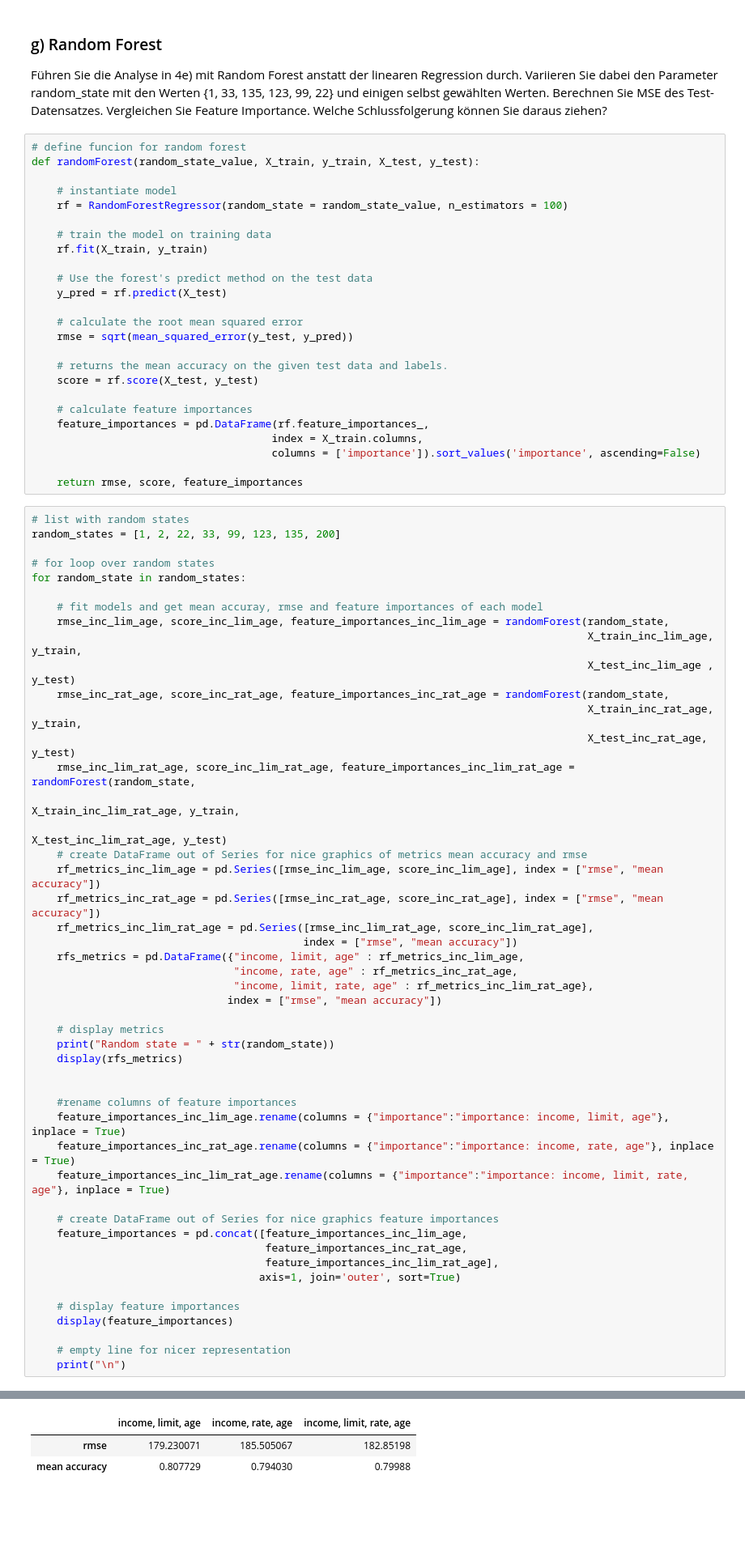
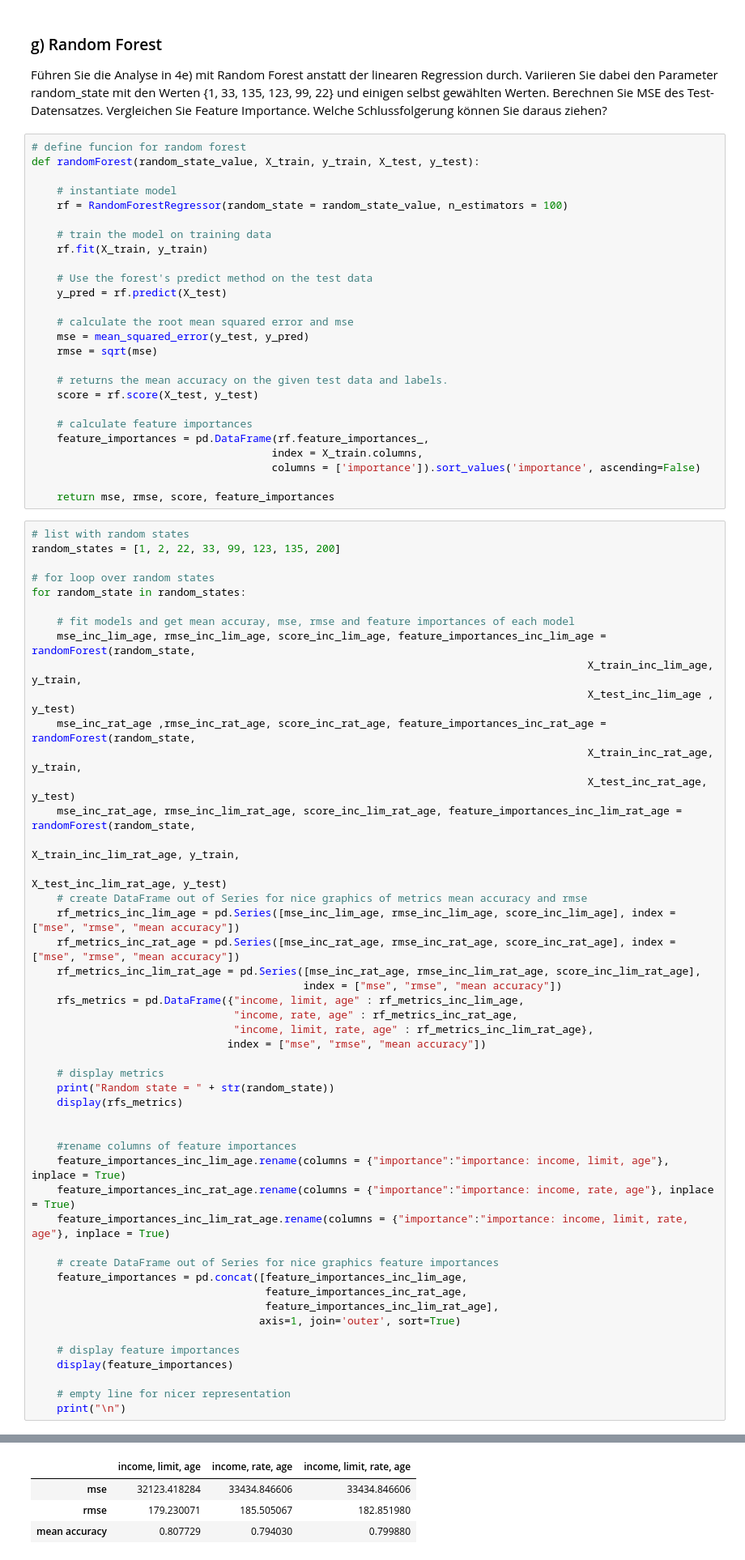
Before and after one commit to tecoKIT/smart-data-analytics, a Jupyter notebook: Uebung1/Exercise4_Carmen.ipynb, the cells around one changed output, grey strips where cells are left out. Shown at 81% size. Saved outputs shown, nothing was run; the diff lists cells and outputs as text; blank space fills up the shorter version.

Commit message:
alles bis aus Interpretation Random Forest und Abstract

```diff
--- a/Uebung1/Exercise4_Carmen.ipynb
+++ b/Uebung1/Exercise4_Carmen.ipynb
@@ -751,8 +724,9 @@ def randomForest(random_state_value, X_train, y_train, X_test, y_test):
     # Use the forest's predict method on the test data
     y_pred = rf.predict(X_test)
 
-    # calculate the root mean squared error
-    rmse = sqrt(mean_squared_error(y_test, y_pred))
+    # calculate the root mean squared error and mse
+    mse = mean_squared_error(y_test, y_pred)
+    rmse = sqrt(mse)
 
     # returns the mean accuracy on the given test data and labels.
     score = rf.score(X_test, y_test)
@@ -762,7 +736,7 @@ def randomForest(random_state_value, X_train, y_train, X_test, y_test):
                                       index = X_train.columns,
                                       columns = ['importance']).sort_values('importance', ascending=False)
 
-    return rmse, score, feature_importances
+    return mse, rmse, score, feature_importances
 # %%
 # list with random states
 random_states = [1, 2, 22, 33, 99, 123, 135, 200]
@@ -770,25 +744,25 @@ random_states = [1, 2, 22, 33, 99, 123, 135, 200]
 # for loop over random states
 for random_state in random_states:
 
-    # fit models and get mean accuray, rmse and feature importances of each model
-    rmse_inc_lim_age, score_inc_lim_age, feature_importances_inc_lim_age = randomForest(random_state,
+    # fit models and get mean accuray, mse, rmse and feature importances of each model
+    mse_inc_lim_age, rmse_inc_lim_age, score_inc_lim_age, feature_importances_inc_lim_age = randomForest(random_state,
                                                                                         X_train_inc_lim_age, y_train,
                                                                                         X_test_inc_lim_age , y_test)
-    rmse_inc_rat_age, score_inc_rat_age, feature_importances_inc_rat_age = randomForest(random_state,
+    mse_inc_rat_age ,rmse_inc_rat_age, score_inc_rat_age, feature_importances_inc_rat_age = randomForest(random_state,
                                                                                         X_train_inc_rat_age, y_train,
                                                                                         X_test_inc_rat_age, y_test)
-    rmse_inc_lim_rat_age, score_inc_lim_rat_age, feature_importances_inc_lim_rat_age = randomForest(random_state,
+    mse_inc_rat_age, rmse_inc_lim_rat_age, score_inc_lim_rat_age, feature_importances_inc_lim_rat_age = randomForest(random_state,
                                                                                                     X_train_inc_lim_rat_age, y_train,
                                                                                                     X_test_inc_lim_rat_age, y_test)
     # create DataFrame out of Series for nice graphics of metrics mean accuracy and rmse
-    rf_metrics_inc_lim_age = pd.Series([rmse_inc_lim_age, score_inc_lim_age], index = ["rmse", "mean accuracy"])
-    rf_metrics_inc_rat_age = pd.Series([rmse_inc_rat_age, score_inc_rat_age], index = ["rmse", "mean accuracy"])
-    rf_metrics_inc_lim_rat_age = pd.Series([rmse_inc_lim_rat_age, score_inc_lim_rat_age],
-                                           index = ["rmse", "mean accuracy"])
+    rf_metrics_inc_lim_age = pd.Series([mse_inc_lim_age, rmse_inc_lim_age, score_inc_lim_age], index = ["mse", "rmse", "mean accuracy"])
+    rf_metrics_inc_rat_age = pd.Series([mse_inc_rat_age, rmse_inc_rat_age, score_inc_rat_age], index = ["mse", "rmse", "mean accuracy"])
+    rf_metrics_inc_lim_rat_age = pd.Series([mse_inc_rat_age, rmse_inc_lim_rat_age, score_inc_lim_rat_age],
+                                           index = ["mse", "rmse", "mean accuracy"])
     rfs_metrics = pd.DataFrame({"income, limit, age" : rf_metrics_inc_lim_age,
                                 "income, rate, age" : rf_metrics_inc_rat_age,
                                 "income, limit, rate, age" : rf_metrics_inc_lim_rat_age},
-                               index = ["rmse", "mean accuracy"])
+                               index = ["mse", "rmse", "mean accuracy"])
 
     # display metrics
     print("Random state = " + str(random_state))
@@ -826,14 +802,15 @@ Random state = 2
 | rmse | 180.944496 | 183.238651 | 180.169019 |
 | mean accuracy | 0.804033 | 0.799032 | 0.805709 |
 |  | importance: income, limit, age | importance: income, rate, age | importance: income, limit, rate, age |
 | Age | 0.020447 | 0.020956 | 0.016712 |
 | Income | 0.099073 | 0.108749 | 0.090831 |
 | Limit | 0.880480 | NaN | 0.371165 |
 | Rating | NaN | 0.870295 | 0.521291 |
 Random state = 22
 |  | income, limit, age | income, rate, age | income, limit, rate, age |
-| rmse | 179.230071 | 185.505067 | 182.85198 |
-| mean accuracy | 0.807729 | 0.794030 | 0.79988 |
+| mse | 32123.418284 | 33434.846606 | 33434.846606 |
+| rmse | 179.230071 | 185.505067 | 182.851980 |
+| mean accuracy | 0.807729 | 0.794030 | 0.799880 |
 |  | importance: income, limit, age | importance: income, rate, age | importance: income, limit, rate, age |
 | Age | 0.021427 | 0.022446 | 0.016983 |
 | Income | 0.101054 | 0.109747 | 0.092392 |
```
Also changed, not shown: parts of 33 cells of this notebook.
